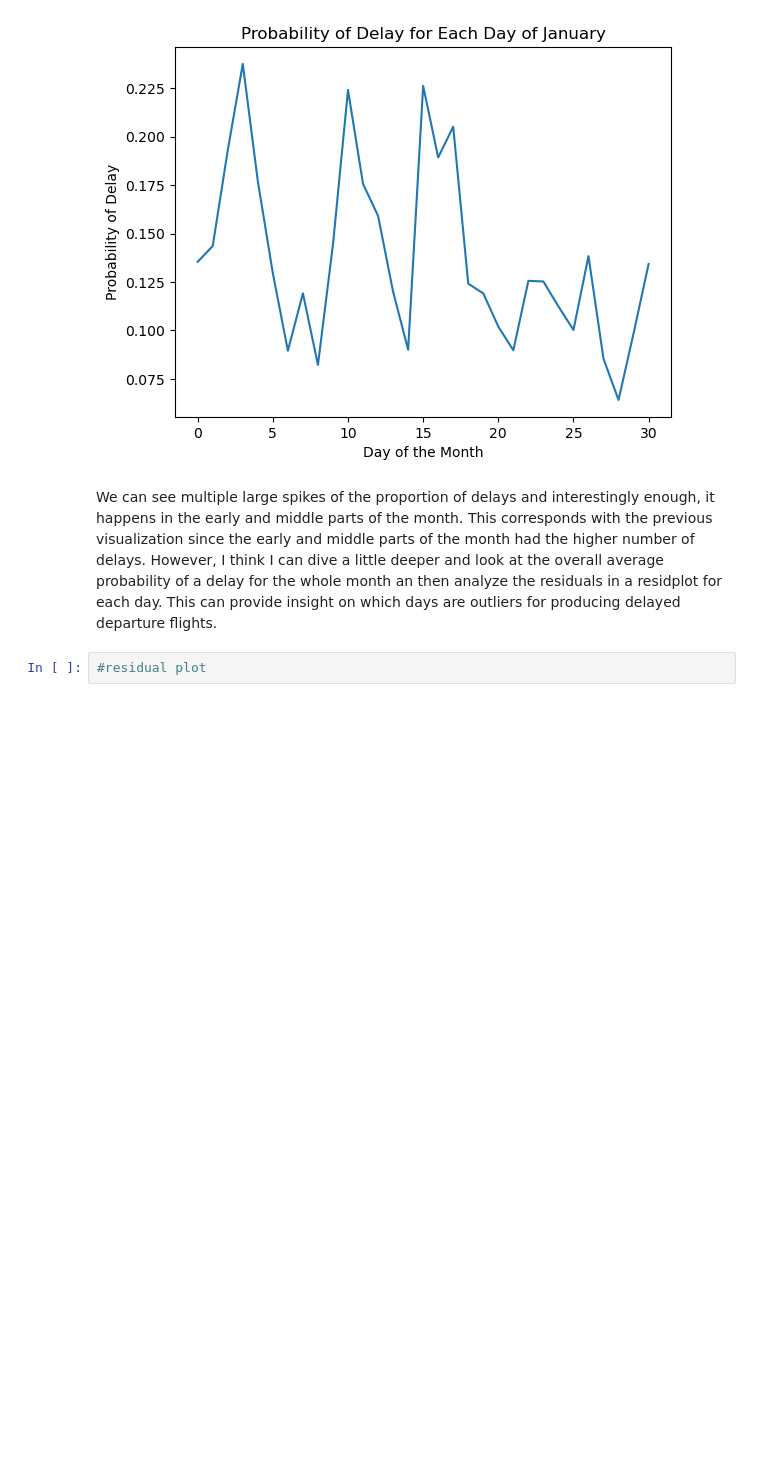
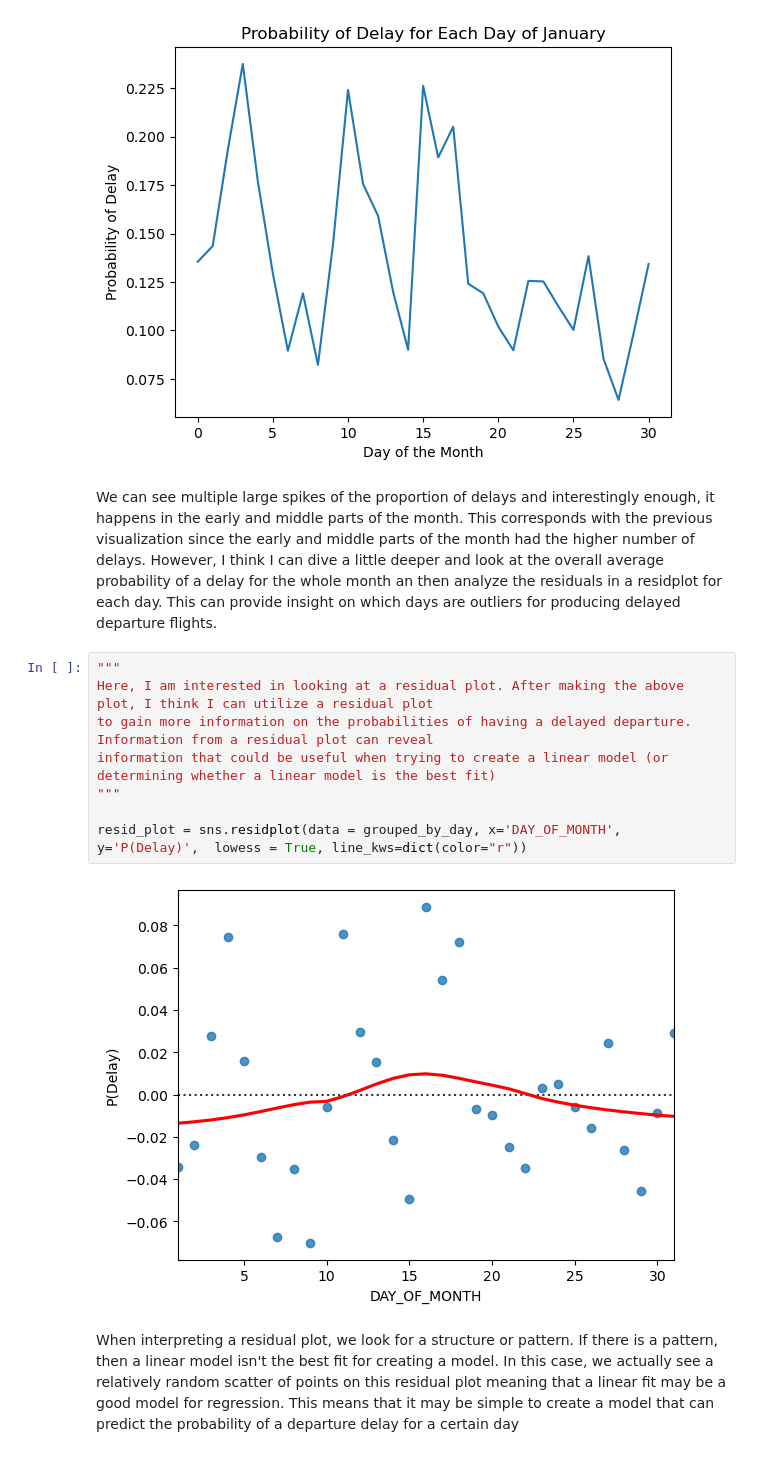
Before and after one commit to ubco-W2022T2-data301/project-group-group05, a Jupyter notebook: analysis/analysis_kaiden.ipynb, the cells around one changed output. Saved outputs shown, nothing was run; the diff lists cells and outputs as text; blank space fills up the shorter version.

```diff
--- a/analysis/analysis_kaiden.ipynb
+++ b/analysis/analysis_kaiden.ipynb
@@ -132,5 +132,15 @@ probability_line_graph.set(ylabel='Probability of Delay',
 [figure]
 # %% [markdown]
 We can see multiple large spikes of the proportion of delays and interestingly enough, it happens in the early and middle parts of the month. This corresponds with the previous visualization since the early and middle parts of the month had the higher number of delays. However, I think I can dive a little deeper and look at the overall average probability of a delay for the whole month an then analyze the residuals in a residplot for each day. This can provide insight on which days are outliers for producing delayed departure flights.
-# %%
-#residual plot
+# %%
+"""
+Here, I am interested in looking at a residual plot. After making the above plot, I think I can utilize a residual plot
+to gain more information on the probabilities of having a delayed departure. Information from a residual plot can reveal
+information that could be useful when trying to create a linear model (or determining whether a linear model is the best fit)
+"""
+
+resid_plot = sns.residplot(data = grouped_by_day, x='DAY_OF_MONTH', y='P(Delay)',  lowess = True, line_kws=dict(color="r"))
+# %% [output]
+[figure, added]
+# %% [markdown]
+When interpreting a residual plot, we look for a structure or pattern. If there is a pattern, then a linear model isn't the best fit for creating a model. In this case, we actually see a relatively random scatter of points on this residual plot meaning that a linear fit may be a good model for regression. This means that it may be simple to create a model that can predict the probability of a departure delay for a certain day
```
Also changed, not shown: parts of 1 cell of this notebook.
